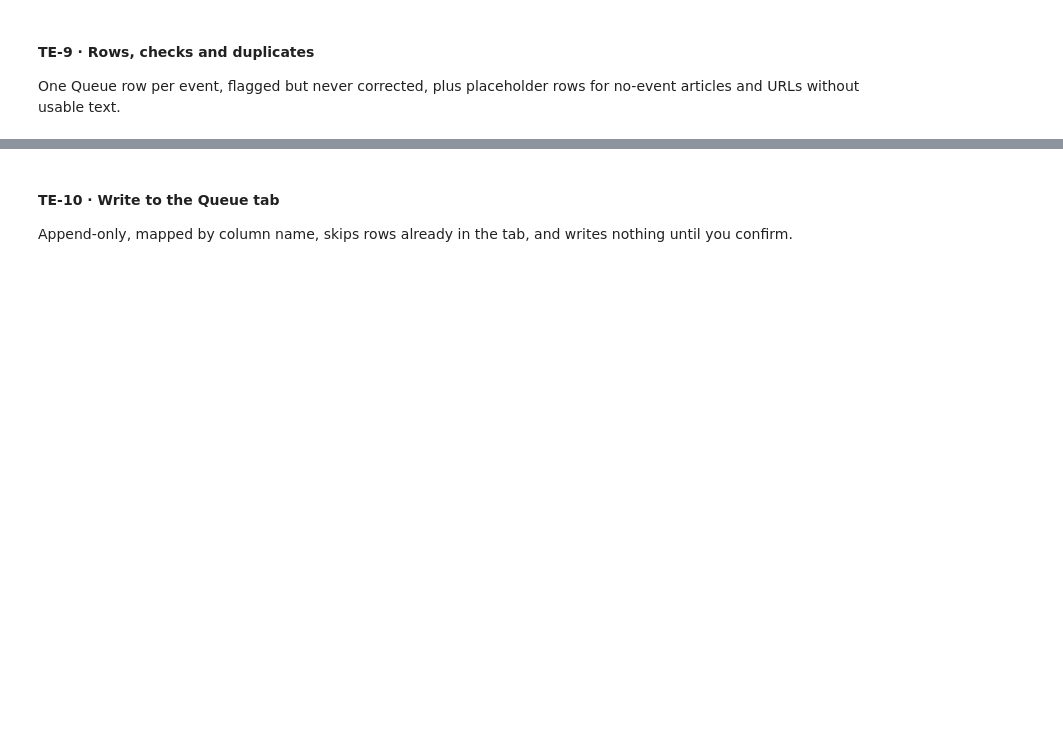
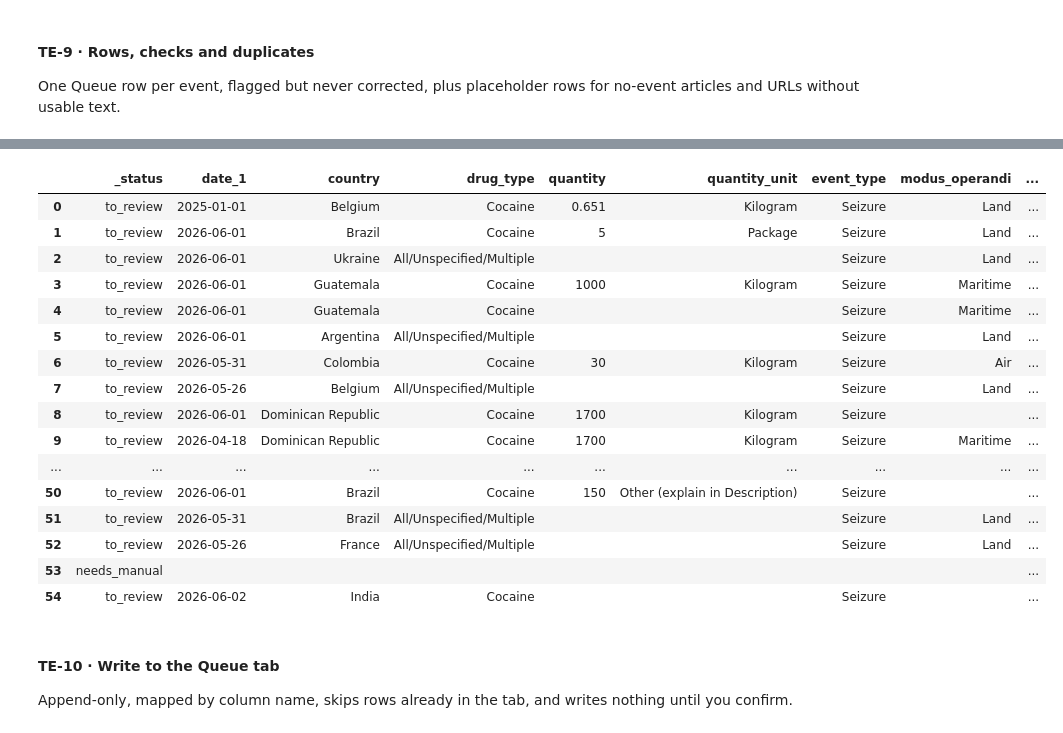
Before and after one commit to FelipeVillota/db-check, a Jupyter notebook: C17H21NO4/2025/0B-gastroic_advanced.ipynb, the cells around one changed output, grey strips where cells are left out. Cells and saved outputs as stored; diff of their text form; code cells hidden in the pictures; blank space fills up the shorter version.

```diff
--- a/C17H21NO4/2025/0B-gastroic_advanced.ipynb
+++ b/C17H21NO4/2025/0B-gastroic_advanced.ipynb
@@ -2508,7 +2599,8 @@ One Queue row per event, flagged but never corrected, plus placeholder rows for
 #   off_vocab:<col> · quantity_not_numeric · no_date · date_format · date_approximated
 #   description_long · empty:<col> · title_only · text_from:<method>
 #   possible_duplicate (same event from another URL in this batch)
-#   possible_registry_duplicate (same date + country + quantity already in the registry)
+#   possible_registry_duplicate (same date + country + quantity already in the registry;
+#   rows missing any of the three are not compared)
 # The pipeline fills source_link, archived_link, year/month/day and a stable uid.
 # Articles with no event, and URLs without usable text, get one placeholder row
 # each (INCLUDE_NO_EVENT / INCLUDE_FAILED) so nothing disappears silently.
@@ -2599,23 +2691,57 @@ for a in acquired.to_dict("records"):
 queue_rows = pd.DataFrame(rows, columns=QUEUE_HEADER).fillna("") if rows else pd.DataFrame(columns=QUEUE_HEADER)
 
 # --- Duplicate checks (flag only) --------------------------------------------------------------
-def _qkey(df):
-    q = pd.to_numeric(df.get("quantity", pd.Series("", index=df.index)), errors="coerce").round(0).astype("Int64").astype(str)
-    return df.get("date_1", "") + "|" + df.get("country", "").str.casefold() + "|" + q
+# An event key = date_1 + country + quantity (rounded). Rows missing any of the three are not
+# compared, so they are never flagged on partial information. Keys are plain Python strings:
+# under pandas 3, astype(str) keeps missing values as NaN, which used to break the comparison.
+def _num(v):
+    t = str(v or "").strip().replace(" ", "")
+    if re.fullmatch(r"\d{1,3}(,\d{3})+(\.\d+)?", t):          # 1,500 or 1,500.5 → thousands separator
+        t = t.replace(",", "")
+    try:
+        return str(int(round(float(t))))
+    except ValueError:
+        return ""
 
-_ev = queue_rows["_status"].eq("to_review") & queue_rows.get("date_1", "").ne("") & queue_rows.get("country", "").ne("")
-if _ev.any():
-    _k = _qkey(queue_rows[_ev])
-    _multi = _k.groupby(_k).transform(lambda s: queue_rows.loc[s.index, "source_link"].nunique() > 1)
-    for idx in _k[_multi].index:
-        queue_rows.at[idx, "_flags"] = ";".join(filter(None, [queue_rows.at[idx, "_flags"], "possible_duplicate"]))
-    _reg = read_tab(REGISTRY_TAB)
-    if {"date_1", "country", "quantity"} <= set(_reg.columns):
-        _reg_keys = set(_qkey(_reg[_reg["date_1"].ne("")]))
-        for idx, key in _k.items():
-            if key in _reg_keys:
-                queue_rows.at[idx, "_flags"] = ";".join(filter(None, [queue_rows.at[idx, "_flags"],
-                                                                      "possible_registry_duplicate"]))
+def _iso(v):
+    t = str(v or "").strip()
+    if re.fullmatch(r"\d{4}-\d{2}-\d{2}", t):
+        return t
+    d = pd.to_datetime(t, format="mixed", dayfirst=True, errors="coerce") if t else pd.NaT
+    return "" if pd.isna(d) else d.strftime("%Y-%m-%d")
+
+def _event_keys(df, iso_dates=False):
+    """Series of 'date|country|quantity' keys ('' when any part is missing)."""
+    keys = []
+    for d, c, q in zip(df["date_1"] if "date_1" in df else [""] * len(df),
+                       df["country"] if "country" in df else [""] * len(df),
+                       df["quantity"] if "quantity" in df else [""] * len(df)):
+        d = _iso(d) if iso_dates else str(d or "").strip()
+        c, q = str(c or "").strip().casefold(), _num(q)
+        keys.append(f"{d}|{c}|{q}" if d and c and q else "")
+    return pd.Series(keys, index=df.index, dtype=object)
+
+def _add_flag(idx, flag):
+    queue_rows.at[idx, "_flags"] = ";".join(filter(None, [queue_rows.at[idx, "_flags"], flag]))
+
+if len(queue_rows):
+    _keys = _event_keys(queue_rows)
+    _keys = _keys[queue_rows["_status"].eq("to_review") & _keys.ne("")]
+    if len(_keys):
+        # same event reported by different URLs in this batch
+        _links = queue_rows.loc[_keys.index, "source_link"]
+        _n_links = _links.groupby(_keys).nunique()
+        _dup_keys = set(_n_links[_n_links > 1].index)
+        for idx, key in _keys.items():
+            if key in _dup_keys:
+                _add_flag(idx, "possible_duplicate")
+        # same event already in the registry
+        _reg = read_tab(REGISTRY_TAB)
+        if {"date_1", "country", "quantity"} <= set(_reg.columns):
+            _reg_keys = set(_event_keys(_reg, iso_dates=True)) - {""}
+            for idx, key in _keys.items():
+                if key in _reg_keys:
+                    _add_flag(idx, "possible_registry_duplicate")
 
 queue_rows.to_csv(os.path.join(DIR_RUN, "queue_rows.csv"), index=False, encoding="utf-8-sig")
 
@@ -2629,3 +2755,4 @@ _show = [c for c in ["_status", "date_1", "country", "drug_type", "quantity", "q
                      "modus_operandi", "description", "_flags", "_alert_title"] if c in queue_rows.columns]
 with pd.option_context("display.max_rows", 60, "display.max_colwidth", 50):
     display(queue_rows[_show])
+# %% [output]
@@ -2632,3 +2761,20 @@ with pd.option_context("display.max_rows", 60, "display.max_colwidth", 50):
+|  | _status | date_1 | country | drug_type | quantity | quantity_unit | event_type | modus_operandi | ... |
+| 0 | to_review | 2025-01-01 | Belgium | Cocaine | 0.651 | Kilogram | Seizure | Land | ... |
+| 1 | to_review | 2026-06-01 | Brazil | Cocaine | 5 | Package | Seizure | Land | ... |
+| 2 | to_review | 2026-06-01 | Ukraine | All/Unspecified/Multiple |  |  | Seizure | Land | ... |
+| 3 | to_review | 2026-06-01 | Guatemala | Cocaine | 1000 | Kilogram | Seizure | Maritime | ... |
+| 4 | to_review | 2026-06-01 | Guatemala | Cocaine |  |  | Seizure | Maritime | ... |
+| 5 | to_review | 2026-06-01 | Argentina | All/Unspecified/Multiple |  |  | Seizure | Land | ... |
+| 6 | to_review | 2026-05-31 | Colombia | Cocaine | 30 | Kilogram | Seizure | Air | ... |
+| 7 | to_review | 2026-05-26 | Belgium | All/Unspecified/Multiple |  |  | Seizure | Land | ... |
+| 8 | to_review | 2026-06-01 | Dominican Republic | Cocaine | 1700 | Kilogram | Seizure |  | ... |
+| 9 | to_review | 2026-04-18 | Dominican Republic | Cocaine | 1700 | Kilogram | Seizure | Maritime | ... |
+| ... | ... | ... | ... | ... | ... | ... | ... | ... | ... |
+| 50 | to_review | 2026-06-01 | Brazil | Cocaine | 150 | Other (explain in Description) | Seizure |  | ... |
+| 51 | to_review | 2026-05-31 | Brazil | All/Unspecified/Multiple |  |  | Seizure | Land | ... |
+| 52 | to_review | 2026-05-26 | France | All/Unspecified/Multiple |  |  | Seizure | Land | ... |
+| 53 | needs_manual |  |  |  |  |  |  |  | ... |
+| 54 | to_review | 2026-06-02 | India | Cocaine |  |  | Seizure |  | ... |
 # %% [markdown]
 #### TE-10 · Write to the Queue tab
 
```
Also changed, not shown: parts of 14 cells of this notebook, 1 other file.
